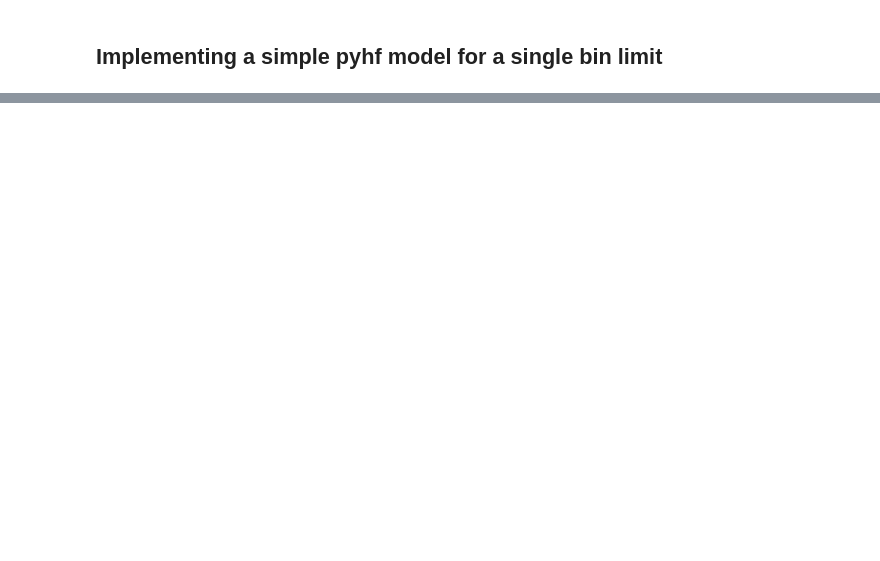
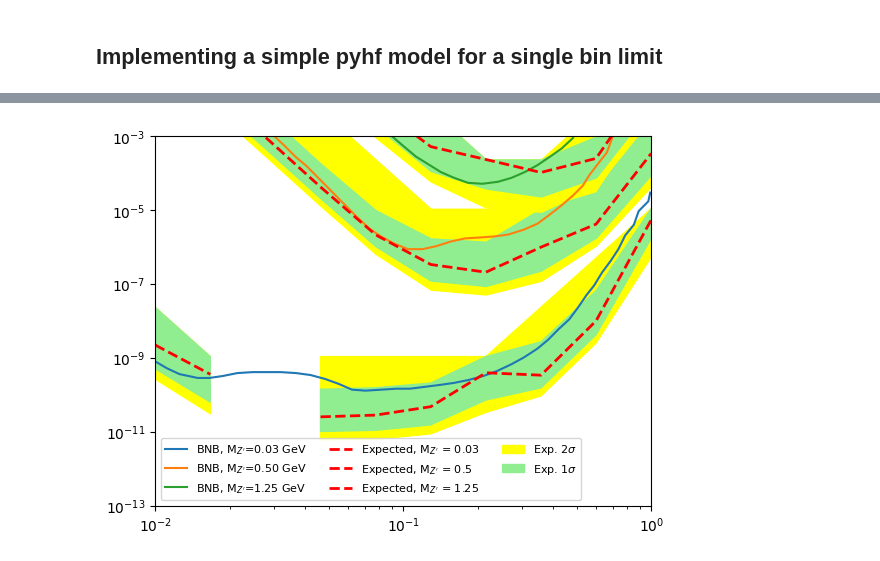
Before and after one commit to JoeBateman/uBDarkNewsSen, a Jupyter notebook: sensitivity_BNB.ipynb, the cells around one changed output, grey strips where cells are left out. Saved outputs shown, nothing was run; the diff lists cells and outputs as text; code cells hidden in the pictures; blank space fills up the shorter version.

```diff
--- a/sensitivity_BNB.ipynb
+++ b/sensitivity_BNB.ipynb
@@ -339,0 +642,23 @@ Upper limit benchmark_DMeV (exp): μ = 0.004158
+# %%
+mass_point_arr = np.linspace(-2,-0.0001, 10)
+mass_point_arr = 10**mass_point_arr
+
+
+mzprime = 0.030 # [0.5, 1.25]
+mz_prime_arr = [0.030, 0.5, 1.25]
+delta = 1
+
+
+first_it = True
+step = 10
+for mzprime in mz_prime_arr:
+    if first_it == True:
+        Umu5_all = get_Umu5_values(mass_point_arr, delta, mzprime, steps = step)
+        first_it = False
+        continue
+
+    Umu5_vals = get_Umu5_values(mass_point_arr, delta, mzprime, steps = step)
+    Umu5_all = np.vstack((Umu5_all, Umu5_vals))
+
+save_arr = np.vstack([mass_point_arr, Umu5_all])
+save_arr_final = np.hstack([np.array([[0]+mz_prime_arr]).T, save_arr])
@@ -339,0 +678,5 @@ Upper limit benchmark_DMeV (exp): μ = 0.004158
+# %%
+Umu5_mass_arr = np.genfromtxt('Umu5_vals.txt')
+mass_point_arr = Umu5_mass_arr[0][1:]
+mz_prime_arr = Umu5_mass_arr[1:,0]
+Umu5_arr = Umu5_mass_arr[1:,1:]
@@ -339,0 +883,5 @@ Upper limit benchmark_DMeV (exp): μ = 0.004158
+# %%
+# Constrained background
+plot_against_limits(limits_dict, mass_point_arr)
+# %% [output]
+[figure, added]
```
Also changed, not shown: parts of 26 cells of this notebook.
